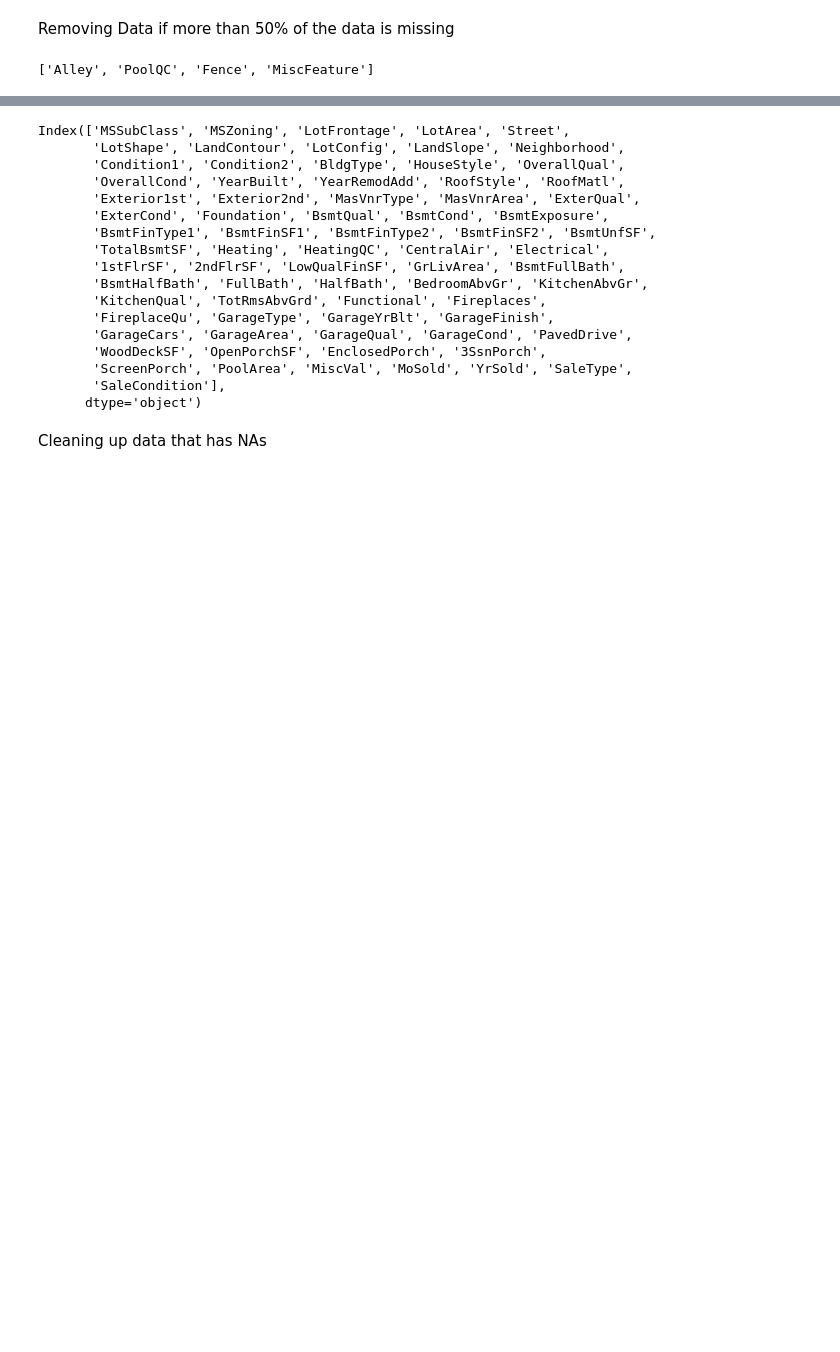
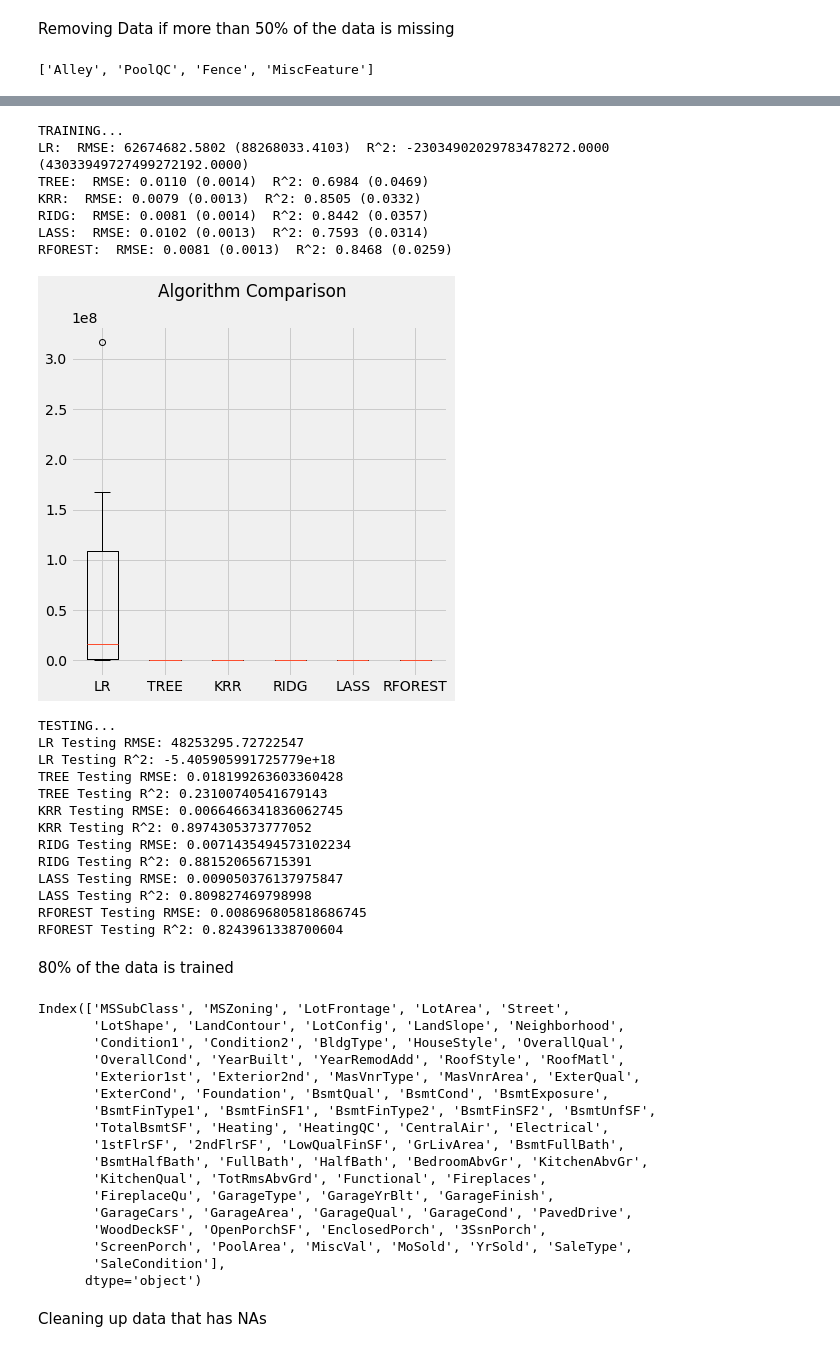
Before and after one commit to ariani86/Machine_Learning_Prohect, a Jupyter notebook: MLKaggleCodeWarriors.ipynb, the cells around one changed output, grey strips where cells are left out. Saved outputs shown, nothing was run; the diff lists cells and outputs as text; code cells hidden in the pictures; blank space fills up the shorter version.

```diff
--- a/MLKaggleCodeWarriors.ipynb
+++ b/MLKaggleCodeWarriors.ipynb
@@ -171,3 +357,36 @@ columns_to_use = train.columns
+# %%
+# Testing functions without pca
+X_train, y_train = process_data(train_input, mode='train', pca_flag=False)
+X_test, y_test = process_data(test_input, mode='test', pca_flag=False)
+
+print('TRAINING...')
+training_results(X_train, y_train)
+print('TESTING...')
+testing_results(X_test, y_test)
+# %% [output]
+TRAINING...
+LR:  RMSE: 62674682.5802 (88268033.4103)  R^2: -23034902029783478272.0000 (43033949727499272192.0000)
+TREE:  RMSE: 0.0110 (0.0014)  R^2: 0.6984 (0.0469)
+KRR:  RMSE: 0.0079 (0.0013)  R^2: 0.8505 (0.0332)
+RIDG:  RMSE: 0.0081 (0.0014)  R^2: 0.8442 (0.0357)
+LASS:  RMSE: 0.0102 (0.0013)  R^2: 0.7593 (0.0314)
+RFOREST:  RMSE: 0.0081 (0.0013)  R^2: 0.8468 (0.0259)
+[figure, added]
+TESTING...
+LR Testing RMSE: 48253295.72722547
+LR Testing R^2: -5.405905991725779e+18
+TREE Testing RMSE: 0.018199263603360428
+TREE Testing R^2: 0.23100740541679143
+KRR Testing RMSE: 0.0066466341836062745
+KRR Testing R^2: 0.8974305373777052
+RIDG Testing RMSE: 0.0071435494573102234
+RIDG Testing R^2: 0.881520656715391
+LASS Testing RMSE: 0.009050376137975847
+LASS Testing R^2: 0.809827469798998
+RFOREST Testing RMSE: 0.008696805818686745
+RFOREST Testing R^2: 0.8243961338700604
+# %% [markdown]
+80% of the data is trained
 # %%
 columns_to_use.drop(['Id','Alley', 'PoolQC', 'Fence', 'MiscFeature','SalePrice','Utilities'])
 # %% [output]
```
Also changed, not shown: parts of 12 cells of this notebook.
